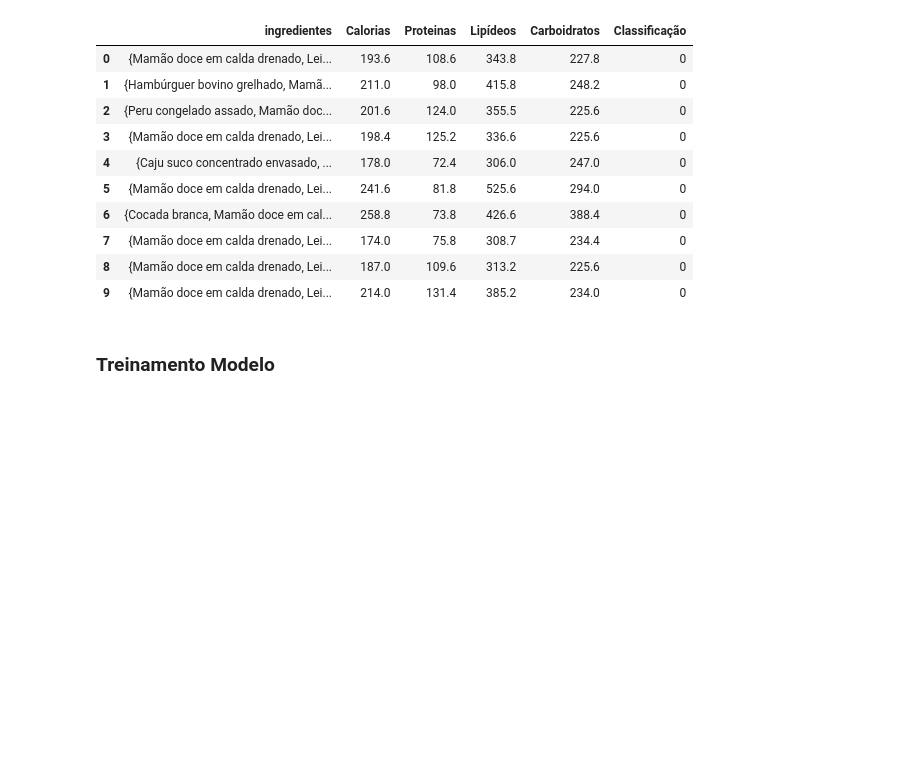
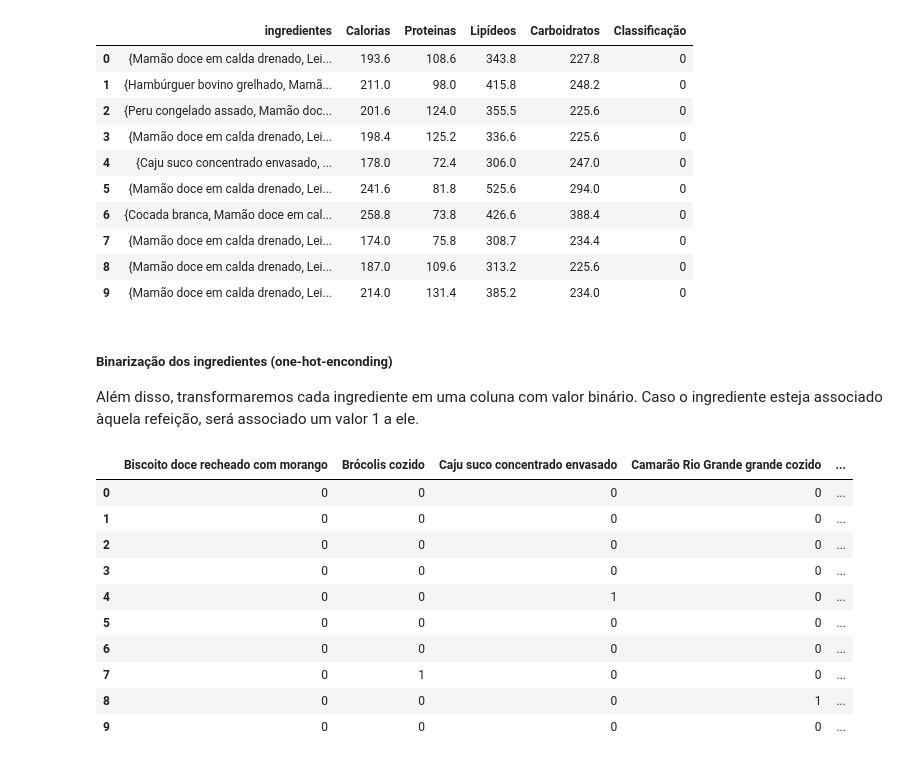
Before and after one commit to AntonioPedro04/desafio-tech-ia, a Jupyter notebook: notebooks/model_training.ipynb, the cells around one changed output. Saved outputs shown, nothing was run; the diff lists cells and outputs as text; code cells hidden in the pictures; blank space fills up the shorter version.

```diff
--- a/notebooks/model_training.ipynb
+++ b/notebooks/model_training.ipynb
@@ -13,8 +13,15 @@ Escolhemos a Tabela Brasileira de Composição de Alimentos como base para reali
 # %%
 import pandas as pd
 import numpy as np
+import seaborn as sns
+import matplotlib.pyplot as plt
+from sklearn.preprocessing import MultiLabelBinarizer
+from sklearn.model_selection import train_test_split
+from sklearn.ensemble import RandomForestClassifier
+from sklearn.metrics import accuracy_score, classification_report, confusion_matrix
 
 pd.set_option('display.max_rows', 1000)
+pd.set_option('display.max_columns', 1000)
 
 ## Lê csv com informações nutricionais de alimentos brasileiros
 df = pd.read_csv("../data/raw/taco-db-nutrientes.csv")
@@ -259,5 +266,34 @@ Name: proportion, dtype: float64
 | 7 | {Mamão doce em calda drenado, Lei... | 174.0 | 75.8 | 308.7 | 234.4 | 0 |
 | 8 | {Mamão doce em calda drenado, Lei... | 187.0 | 109.6 | 313.2 | 225.6 | 0 |
 | 9 | {Mamão doce em calda drenado, Lei... | 214.0 | 131.4 | 385.2 | 234.0 | 0 |
-# %% [markdown]
-### Treinamento Modelo
+# %% [markdown]
+##### Binarização dos ingredientes (one-hot-enconding)
+
+Além disso, transformaremos cada ingrediente em uma coluna com valor binário. Caso o ingrediente esteja associado àquela refeição, será associado um valor 1 a ele.
+# %%
+# Binarização dos ingredientes
+mlb = MultiLabelBinarizer()
+ingredientes_bin = pd.DataFrame(mlb.fit_transform(df_padronizado['ingredientes']),
+                                 columns=mlb.classes_,
+                                 index=df_padronizado.index)
+
+# Cria um df com os valores nutricionais
+df_features = pd.concat([ingredientes_bin,
+                         df_padronizado[['Calorias', 'Proteinas', 'Lipídeos', 'Carboidratos']]], axis=1)
+
+
+y = df_padronizado['Classificação']
+
+df_features.head(10)
+# %% [output]
+|  | Biscoito doce recheado com morango | Brócolis cozido | Caju suco concentrado envasado | Camarão Rio Grande grande cozido | ... |
+| 0 | 0 | 0 | 0 | 0 | ... |
+| 1 | 0 | 0 | 0 | 0 | ... |
+| 2 | 0 | 0 | 0 | 0 | ... |
+| 3 | 0 | 0 | 0 | 0 | ... |
+| 4 | 0 | 0 | 1 | 0 | ... |
+| 5 | 0 | 0 | 0 | 0 | ... |
+| 6 | 0 | 0 | 0 | 0 | ... |
+| 7 | 0 | 1 | 0 | 0 | ... |
+| 8 | 0 | 0 | 0 | 1 | ... |
+| 9 | 0 | 0 | 0 | 0 | ... |
```
Also changed, not shown: parts of 2 cells of this notebook.
